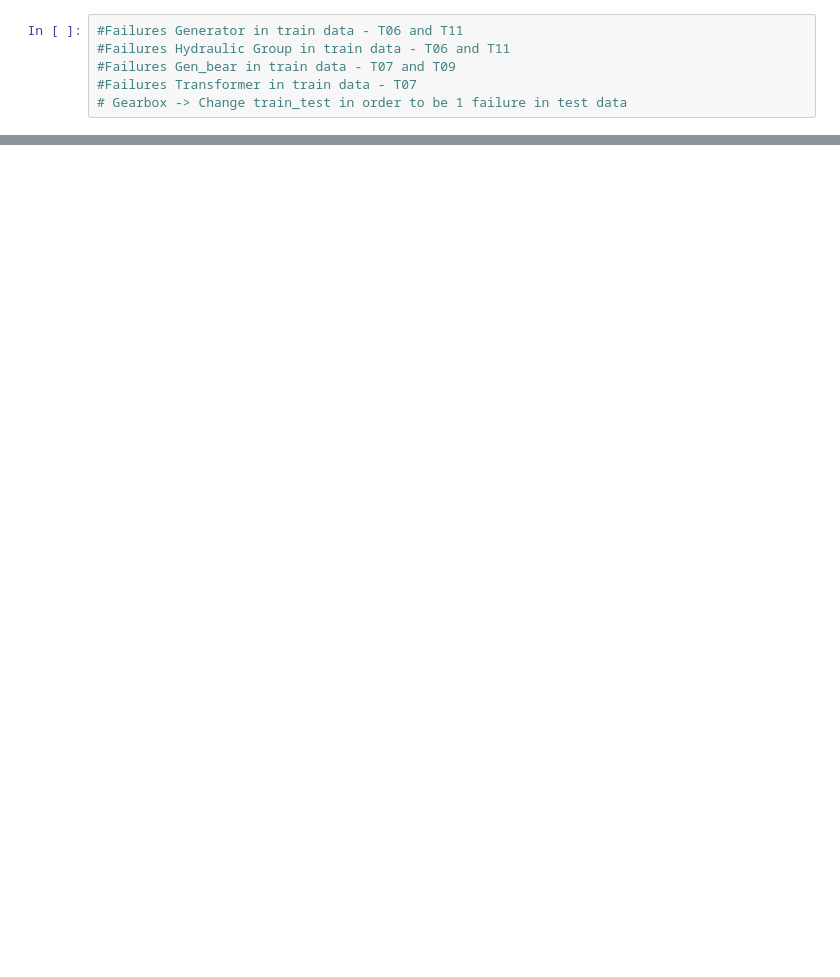
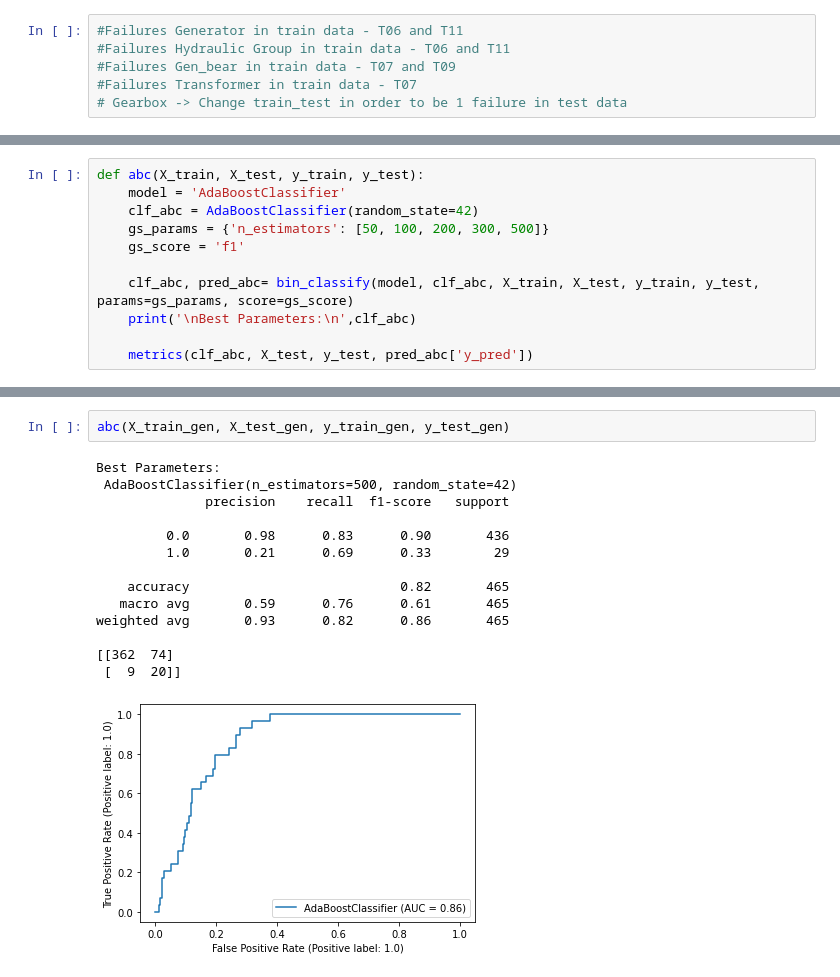
Before and after one commit to RicardoJPedro82/wmillfailprev, a Jupyter notebook: notebooks/modelling.ipynb, the cells around one changed output, grey strips where cells are left out. Saved outputs shown, nothing was run; the diff lists cells and outputs as text; blank space fills up the shorter version.

```diff
--- a/notebooks/modelling.ipynb
+++ b/notebooks/modelling.ipynb
@@ -235,0 +230,11 @@ print('\nBest Parameters:\n',clf_rfc)
+# %%
+def abc(X_train, X_test, y_train, y_test):
+    model = 'AdaBoostClassifier'
+    clf_abc = AdaBoostClassifier(random_state=42)
+    gs_params = {'n_estimators': [50, 100, 200, 300, 500]}
+    gs_score = 'f1'
+
+    clf_abc, pred_abc= bin_classify(model, clf_abc, X_train, X_test, y_train, y_test, params=gs_params, score=gs_score)
+    print('\nBest Parameters:\n',clf_abc)
+
+    metrics(clf_abc, X_test, y_test, pred_abc['y_pred'])
@@ -235,0 +313,17 @@ print('\nBest Parameters:\n',clf_rfc)
+# %%
+abc(X_train_gen, X_test_gen, y_train_gen, y_test_gen)
+# %% [output]
+Best Parameters:
+ AdaBoostClassifier(n_estimators=500, random_state=42)
+              precision    recall  f1-score   support
+
+         0.0       0.98      0.83      0.90       436
+         1.0       0.21      0.69      0.33        29
+
+    accuracy                           0.82       465
+   macro avg       0.59      0.76      0.61       465
+weighted avg       0.93      0.82      0.86       465
+
+[[362  74]
+ [  9  20]]
+[figure, added]
```
Also changed, not shown: parts of 52 cells of this notebook.
